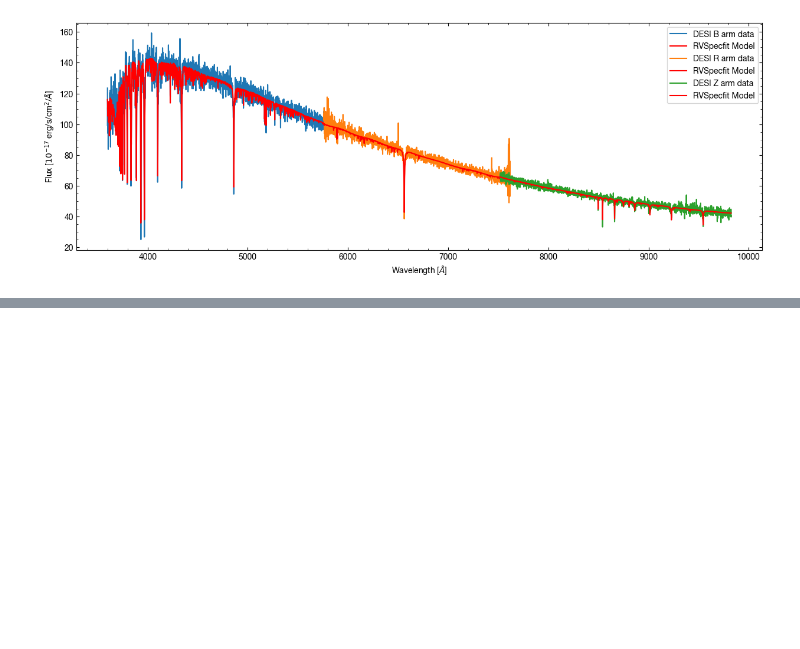
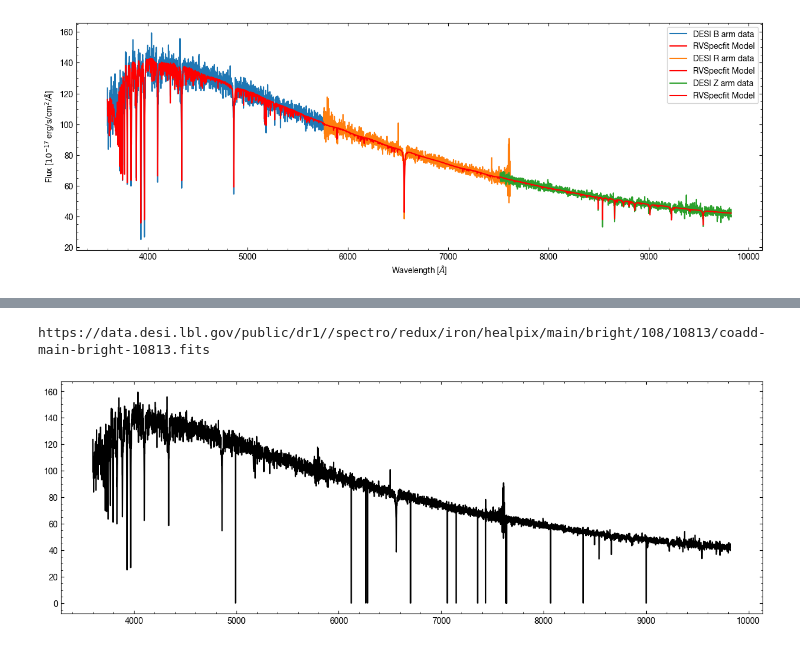
Before and after one commit to desimilkyway/dr1_tutorials, a Jupyter notebook: DR1_tutorial.ipynb, the cells around one changed output, grey strips where cells are left out. Saved outputs shown, nothing was run; the diff lists cells and outputs as text; code cells hidden in the pictures; blank space fills up the shorter version.

```diff
--- a/DR1_tutorial.ipynb
+++ b/DR1_tutorial.ipynb
@@ -605,0 +620,21 @@ Text(0, 0.5, 'Flux [$10^{-17}$ erg/s/cm$^2$/$\\AA$]')
+# %%
+# Let's plot the spectrum of the same object we previously plotted
+# We need survey, program, healpix and targetid
+
+from desi_retriever.dr1 import get_specs, get_rvspec_models
+
+SP_ret = get_specs(survey='main',
+                   program='bright',
+                   hpx=10813,
+                   targetid=39633086291379507)[0]
+# This now the dictionary with keys like b_wavelength, b_flux etc
+
+plt.figure(figsize=(15, 5))
+for arm in ['b', 'r', 'z']:
+    plt.plot(SP_ret[arm + '_wavelength'],
+             SP_ret[arm + '_flux'],
+             'k',
+             label=f'DESI {arm} arm data')
+# %% [output]
+https://data.desi.lbl.gov/public/dr1//spectro/redux/iron/healpix/main/bright/108/10813/coadd-main-bright-10813.fits
+[figure, added]
```
Also changed, not shown: parts of 6 cells of this notebook.
